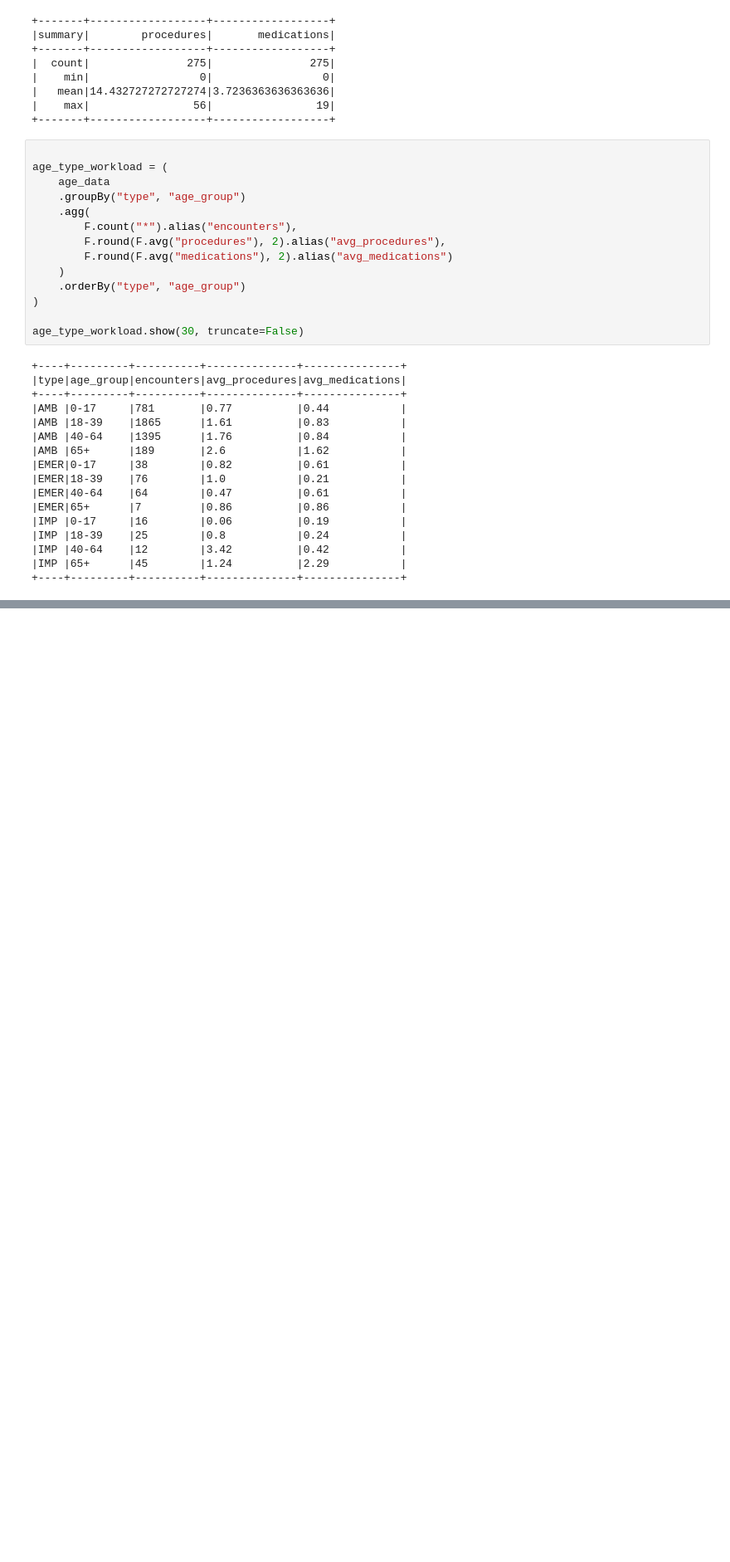
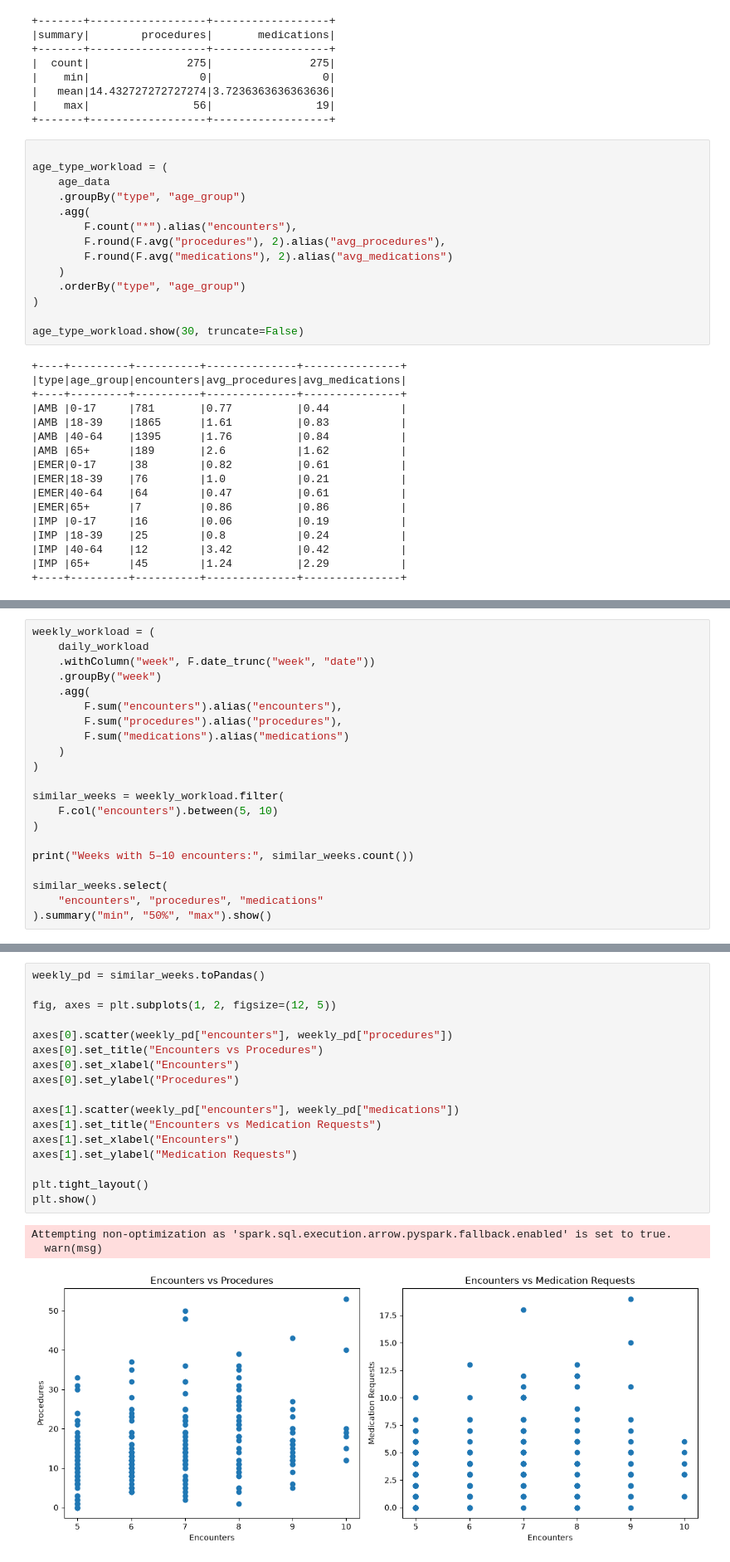
Before and after one commit to hb795/Hospital_Command_Center, a Jupyter notebook: EDA/Hospital_Command_Center_EDA.ipynb, the cells around one changed output, grey strips where cells are left out. Shown at 83% size. Saved outputs shown, nothing was run; the diff lists cells and outputs as text; blank space fills up the shorter version.

```diff
--- a/EDA/Hospital_Command_Center_EDA.ipynb
+++ b/EDA/Hospital_Command_Center_EDA.ipynb
@@ -455,0 +593,21 @@ age_type_workload.show(30, truncate=False)
+# %%
+weekly_workload = (
+    daily_workload
+    .withColumn("week", F.date_trunc("week", "date"))
+    .groupBy("week")
+    .agg(
+        F.sum("encounters").alias("encounters"),
+        F.sum("procedures").alias("procedures"),
+        F.sum("medications").alias("medications")
+    )
+)
+
+similar_weeks = weekly_workload.filter(
+    F.col("encounters").between(5, 10)
+)
+
+print("Weeks with 5–10 encounters:", similar_weeks.count())
+
+similar_weeks.select(
+    "encounters", "procedures", "medications"
+).summary("min", "50%", "max").show()
@@ -455,0 +622,21 @@ age_type_workload.show(30, truncate=False)
+# %%
+weekly_pd = similar_weeks.toPandas()
+
+fig, axes = plt.subplots(1, 2, figsize=(12, 5))
+
+axes[0].scatter(weekly_pd["encounters"], weekly_pd["procedures"])
+axes[0].set_title("Encounters vs Procedures")
+axes[0].set_xlabel("Encounters")
+axes[0].set_ylabel("Procedures")
+
+axes[1].scatter(weekly_pd["encounters"], weekly_pd["medications"])
+axes[1].set_title("Encounters vs Medication Requests")
+axes[1].set_xlabel("Encounters")
+axes[1].set_ylabel("Medication Requests")
+
+plt.tight_layout()
+plt.show()
+# %% [output]
+Attempting non-optimization as 'spark.sql.execution.arrow.pyspark.fallback.enabled' is set to true.
+  warn(msg)
+[figure, added]
```
Also changed, not shown: parts of 8 cells of this notebook.
